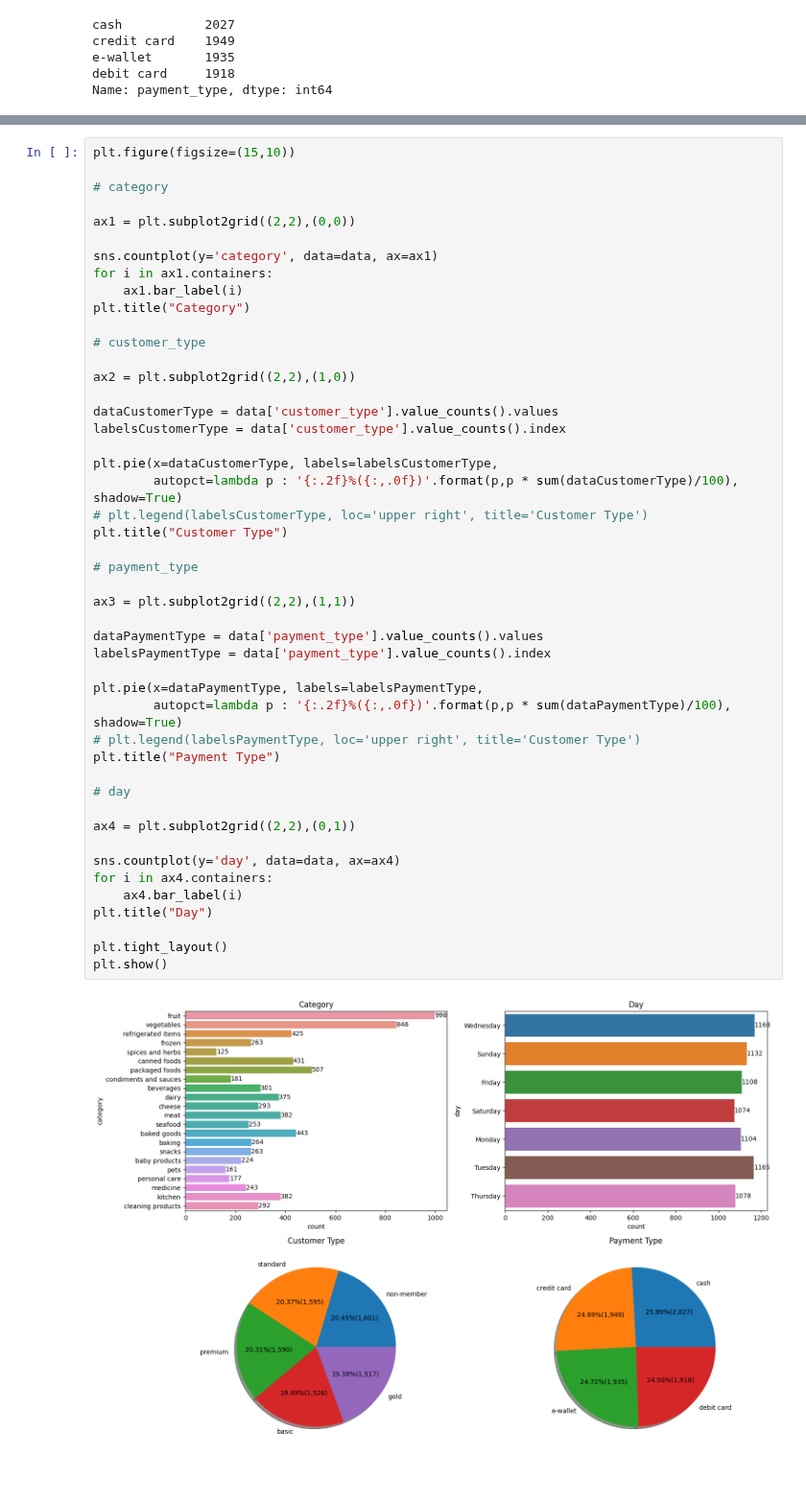
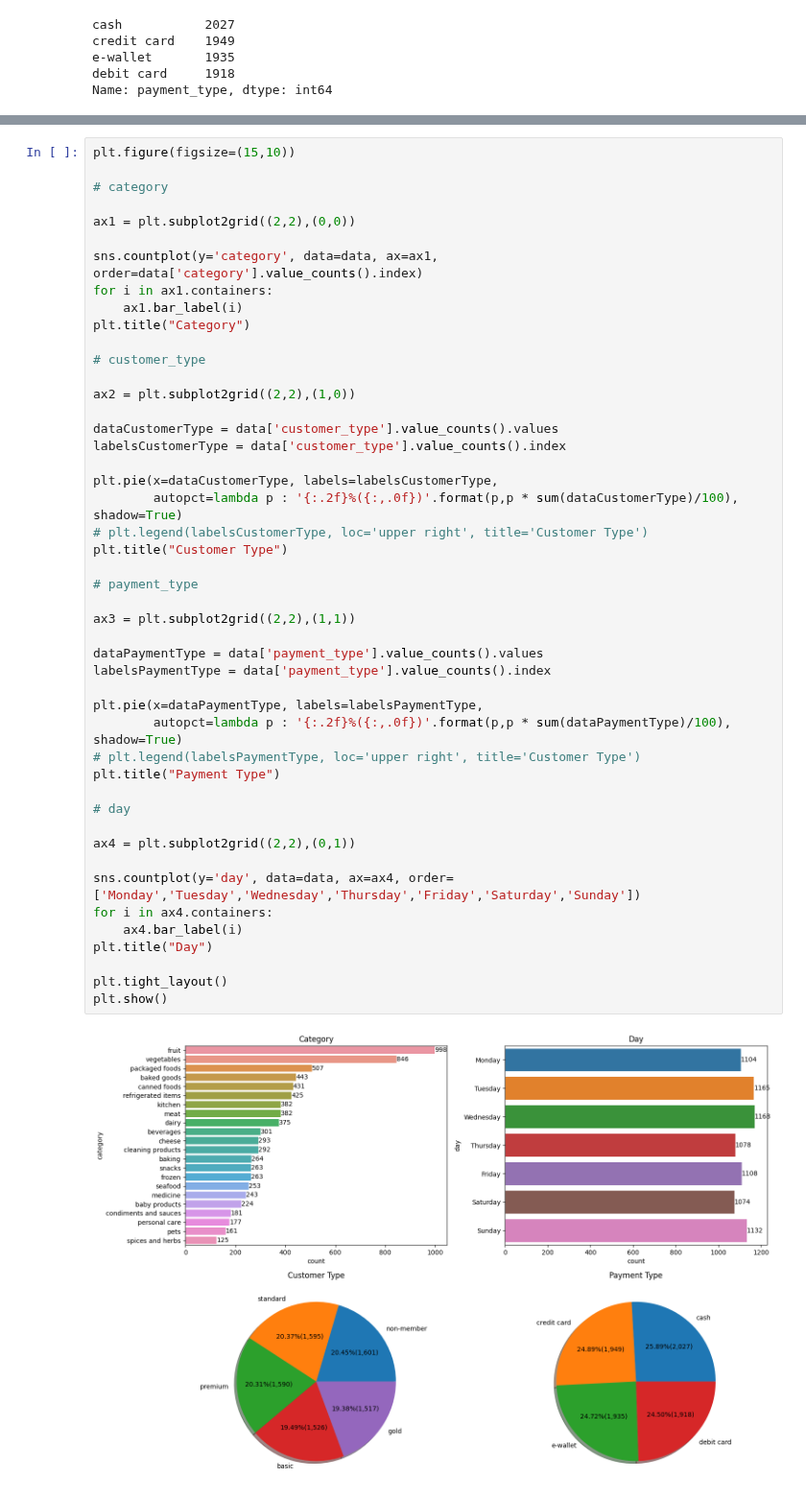
Before and after one commit to Akshay-Paunikar/Forage_Virtual_Internship_Program, a Jupyter notebook: Cognizant/Task 1 - Exploratory Data Analysis/Task_1_Exploratory_Data_Analysis.ipynb, the cells around one changed output, grey strips where cells are left out. Shown at 96% size. Saved outputs shown, nothing was run; the diff lists cells and outputs as text.

```diff
--- a/Cognizant/Task 1 - Exploratory Data Analysis/Task_1_Exploratory_Data_Analysis.ipynb
+++ b/Cognizant/Task 1 - Exploratory Data Analysis/Task_1_Exploratory_Data_Analysis.ipynb
@@ -228,7 +229,7 @@ plt.figure(figsize=(15,10))
 
 ax1 = plt.subplot2grid((2,2),(0,0))
 
-sns.countplot(y='category', data=data, ax=ax1)
+sns.countplot(y='category', data=data, ax=ax1, order=data['category'].value_counts().index)
 for i in ax1.containers:
     ax1.bar_label(i)
 plt.title("Category")
@@ -241,32 +242,32 @@ dataCustomerType = data['customer_type'].value_counts().values
 labelsCustomerType = data['customer_type'].value_counts().index
 
 plt.pie(x=dataCustomerType, labels=labelsCustomerType,
         autopct=lambda p : '{:.2f}%({:,.0f})'.format(p,p * sum(dataCustomerType)/100), shadow=True)
 # plt.legend(labelsCustomerType, loc='upper right', title='Customer Type')
 plt.title("Customer Type")
 
 # payment_type
 
 ax3 = plt.subplot2grid((2,2),(1,1))
 
 dataPaymentType = data['payment_type'].value_counts().values
 labelsPaymentType = data['payment_type'].value_counts().index
 
 plt.pie(x=dataPaymentType, labels=labelsPaymentType,
         autopct=lambda p : '{:.2f}%({:,.0f})'.format(p,p * sum(dataPaymentType)/100), shadow=True)
 # plt.legend(labelsPaymentType, loc='upper right', title='Customer Type')
 plt.title("Payment Type")
 
 # day
 
 ax4 = plt.subplot2grid((2,2),(0,1))
 
-sns.countplot(y='day', data=data, ax=ax4)
+sns.countplot(y='day', data=data, ax=ax4, order=['Monday','Tuesday','Wednesday','Thursday','Friday','Saturday','Sunday'])
 for i in ax4.containers:
     ax4.bar_label(i)
 plt.title("Day")
 
 plt.tight_layout()
 plt.show()
 # %% [output]
-[figure, old version]
+[figure, new version]
```
Also changed, not shown: parts of 4 cells of this notebook.
